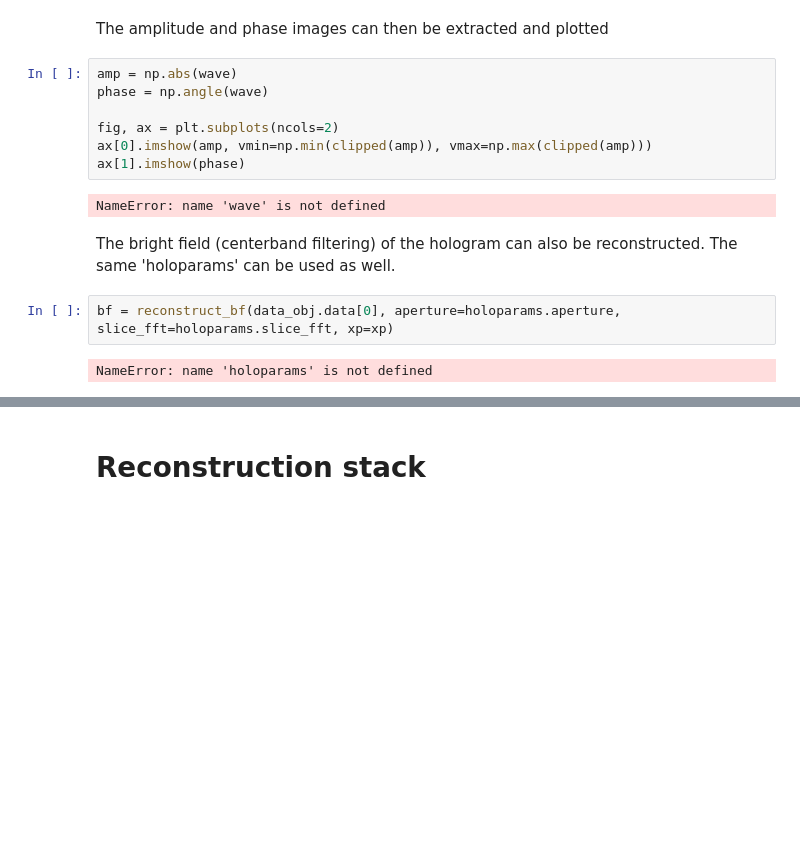
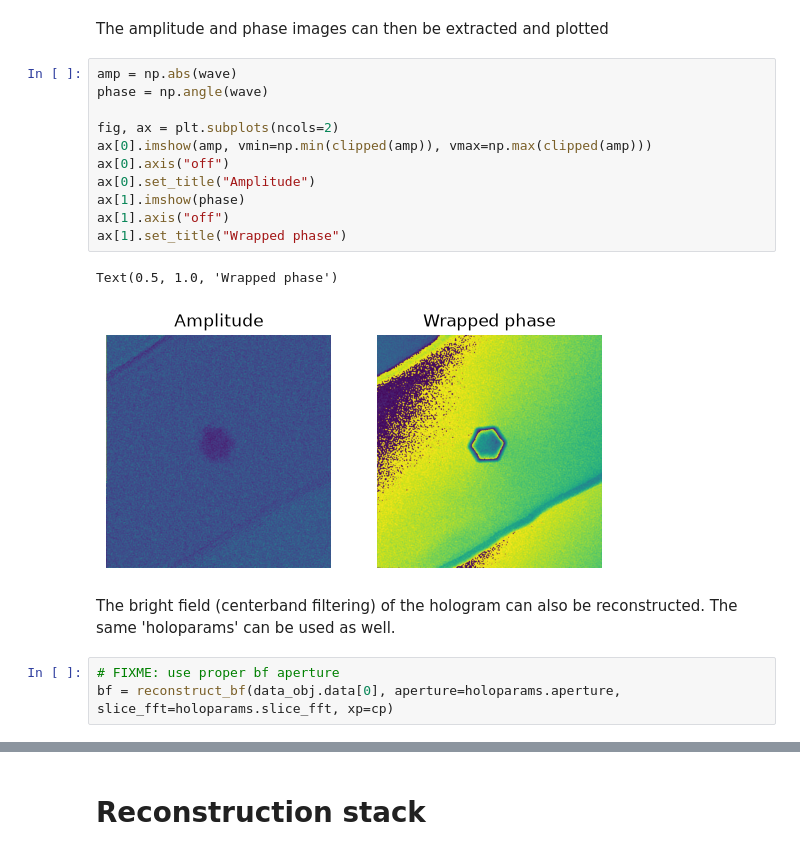
Before and after one commit to LiberTEM/LiberTEM-holo, a Jupyter notebook: notebooks/Reconstruction.ipynb, the cells around one changed output, grey strips where cells are left out. Cells and saved outputs as stored; diff of their text form; blank space fills up the shorter version.

```diff
--- a/notebooks/Reconstruction.ipynb
+++ b/notebooks/Reconstruction.ipynb
@@ -147,18 +154,22 @@ The amplitude and phase images can then be extracted and plotted
 # %%
 amp = np.abs(wave)
 phase = np.angle(wave)
 
 fig, ax = plt.subplots(ncols=2)
 ax[0].imshow(amp, vmin=np.min(clipped(amp)), vmax=np.max(clipped(amp)))
+ax[0].axis("off")
+ax[0].set_title("Amplitude")
 ax[1].imshow(phase)
+ax[1].axis("off")
+ax[1].set_title("Wrapped phase")
 # %% [output]
-NameError: name 'wave' is not defined
+Text(0.5, 1.0, 'Wrapped phase')
+[figure, added]
 # %% [markdown]
 The bright field (centerband filtering) of the hologram can also be reconstructed. The same 'holoparams' can be used as well.
 # %%
-bf = reconstruct_bf(data_obj.data[0], aperture=holoparams.aperture, slice_fft=holoparams.slice_fft, xp=xp)
+# FIXME: use proper bf aperture
+bf = reconstruct_bf(data_obj.data[0], aperture=holoparams.aperture, slice_fft=holoparams.slice_fft, xp=cp)
-# %% [output]
-NameError: name 'holoparams' is not defined
 # %%
 # if using cupy
 bf = bf.get()
```
Also changed, not shown: parts of 46 cells of this notebook, 5 other files.
